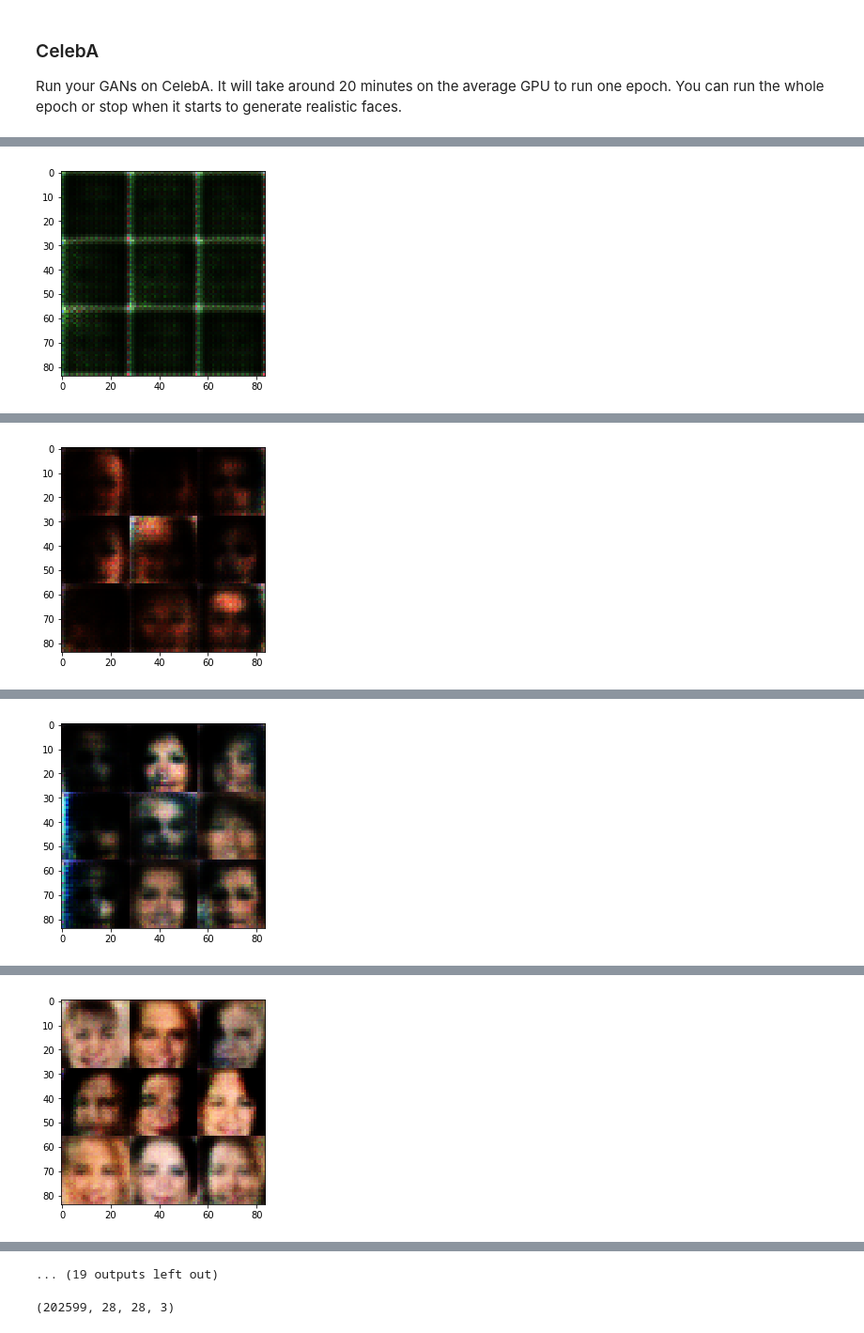
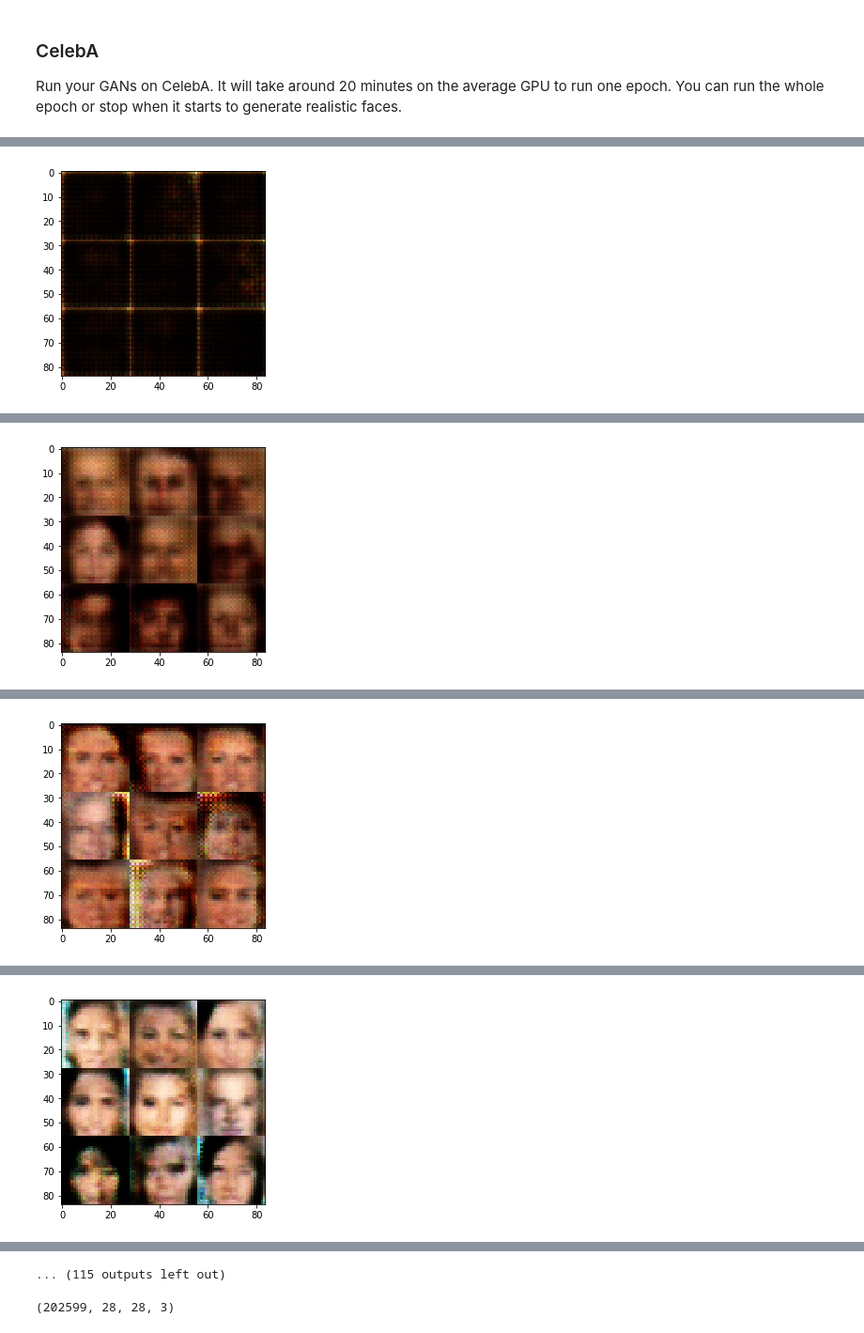
Before and after one commit to jemdiggity/deep-learning, a Jupyter notebook: face_generation/dlnd_face_generation.ipynb, the cells around one changed output, grey strips where cells are left out. Shown at 94% size. Cells and saved outputs as stored; diff of their text form; code cells hidden in the pictures.

```diff
--- a/face_generation/dlnd_face_generation.ipynb
+++ b/face_generation/dlnd_face_generation.ipynb
@@ -145,26 +145,32 @@ def discriminator(images, reuse=False):
 
     with tf.variable_scope('discriminator', reuse=reuse):
         # Input layer is 28x28x3
-        x1 = tf.layers.conv2d(images, 64, kernel_size, strides=2, padding='same')
+        x1 = tf.layers.conv2d(images, 64, kernel_size, strides=2, padding='same',
+                              kernel_initializer=tf.contrib.layers.xavier_initializer_conv2d())
         #no batch norm on first layer
         relu1 = tf.nn.leaky_relu(x1)
+        dropout1 = tf.layers.dropout(relu1, rate=0.5)
+
         # 14x14x64
 
-        x2 = tf.layers.conv2d(relu1, 128, kernel_size, strides=2, padding='same')
+        x2 = tf.layers.conv2d(relu1, 128, kernel_size, strides=2, padding='same',
+                              kernel_initializer=tf.contrib.layers.xavier_initializer_conv2d())
         bn2 = tf.layers.batch_normalization(x2, training=True)
         relu2 = tf.nn.leaky_relu(bn2)
+        dropout2 = tf.layers.dropout(relu2, rate=0.5)
         # 7x7x128
 
-        x3 = tf.layers.conv2d(relu2, 256, kernel_size, strides=2, padding='same')
+        x3 = tf.layers.conv2d(relu2, 256, kernel_size, strides=2, padding='same',
+                              kernel_initializer=tf.contrib.layers.xavier_initializer_conv2d())
         bn3 = tf.layers.batch_normalization(x3, training=True)
         relu3 = tf.nn.leaky_relu(bn3)
+        dropout3 = tf.layers.dropout(relu3, rate=0.5)
         # 4x4x256
 
         # Flatten it
         flat = tf.reshape(relu3, (-1, 4*4*256))
         logits = tf.layers.dense(flat, 1)
-        dropout = tf.layers.dropout(logits, rate=0.5)
-        out = tf.sigmoid(dropout)
+        out = tf.sigmoid(logits)
 
         return out, logits
 
@@ -190,7 +196,7 @@ def generator(z, out_channel_dim, is_train=True):
     kernel_size = 5
     with tf.variable_scope('generator', reuse=not is_train):
         # First fully connected layer
-        x1 = tf.layers.dense(z, 7*7*512)
+        x1 = tf.layers.dense(z, 7*7*512, kernel_initializer=tf.contrib.layers.xavier_initializer())
         # Reshape it to start the convolutional stack
         x1 = tf.reshape(x1, (-1, 7, 7, 512))
         x1 = tf.layers.batch_normalization(x1, training=is_train)
@@ -198,23 +204,28 @@ def generator(z, out_channel_dim, is_train=True):
         # 7x7x512 now
 
         #stride one!
-        x2 = tf.layers.conv2d_transpose(x1, 256, 5, strides=2, padding='same')
+#         x2 = tf.layers.conv2d_transpose(x1, 256, 5, strides=2, padding='same')
+        x2 = tf.layers.conv2d_transpose(x1, 256, 5, strides=2, padding='same',
+                              kernel_initializer=tf.contrib.layers.xavier_initializer_conv2d())
         x2 = tf.layers.batch_normalization(x2, training=is_train)
         x2 = tf.nn.leaky_relu(x2)
+        x2 = tf.layers.dropout(x2, rate=0.5)
         # 14x14x256
 
         x3 = tf.layers.conv2d_transpose(x2, 128, kernel_size, strides=2, padding='same')
+        x3 = tf.layers.conv2d_transpose(x2, 128, kernel_size, strides=2, padding='same',
+                              kernel_initializer=tf.contrib.layers.xavier_initializer_conv2d())
         x3 = tf.layers.batch_normalization(x3, training=is_train)
         x3 = tf.nn.leaky_relu(x3)
+        x3 = tf.layers.dropout(x3, rate=0.5)
         # 28x28x128 now
 
         # Output layer
-        logits = tf.layers.conv2d_transpose(x3, out_channel_dim, kernel_size, strides=1, padding='same')
+        logits = tf.layers.conv2d_transpose(x3, out_channel_dim, kernel_size, strides=1, padding='same',
+                                           kernel_initializer=tf.contrib.layers.xavier_initializer_conv2d())
         # 28x28x3 now
 
-        dropout = tf.layers.dropout(logits, rate=0.5)
-
-        out = tf.tanh(dropout)
+        out = tf.tanh(logits)
         return out
 
 """
@@ -478,10 +489,10 @@ Epoch 1/2... Step 600  Discriminator Loss: 1.1232... Generator Loss: 0.8659
 ### CelebA
 Run your GANs on CelebA.  It will take around 20 minutes on the average GPU to run one epoch.  You can run the whole epoch or stop when it starts to generate realistic faces.
 # %%
-batch_size = 128
+batch_size = 32
 z_dim = 100
-learning_rate = 0.0002
-beta1 = 0.5
+learning_rate = 0.0005
+beta1 = 0.2
 
 
 """
@@ -507 +518 @@ Epoch 1/1... Step 100  Discriminator Loss: 0.7167... Generator Loss: 1.5345
-[figure, old version]
+[figure, new version]
@@ -518 +529 @@ Epoch 1/1... Step 200  Discriminator Loss: 0.7651... Generator Loss: 1.5080
-[figure, old version]
+[figure, new version]
@@ -529 +540 @@ Epoch 1/1... Step 300  Discriminator Loss: 1.6744... Generator Loss: 0.3710
-[figure, old version]
+[figure, new version]
@@ -540 +551 @@ Epoch 1/1... Step 400  Discriminator Loss: 0.6332... Generator Loss: 2.5231
-[figure, old version]
+[figure, new version]
@@ -563,4 +574,4 @@ Epoch 1/1... Step 600  Discriminator Loss: 1.5103... Generator Loss: 2.4132
-... (19 outputs left out)
+... (115 outputs left out)
 # %%
 celeba_dataset = helper.Dataset('celeba', glob(os.path.join(data_dir, 'img_align_celeba/*.jpg')))
 celeba_dataset.shape
```
Also changed, not shown: parts of 2 cells of this notebook.
